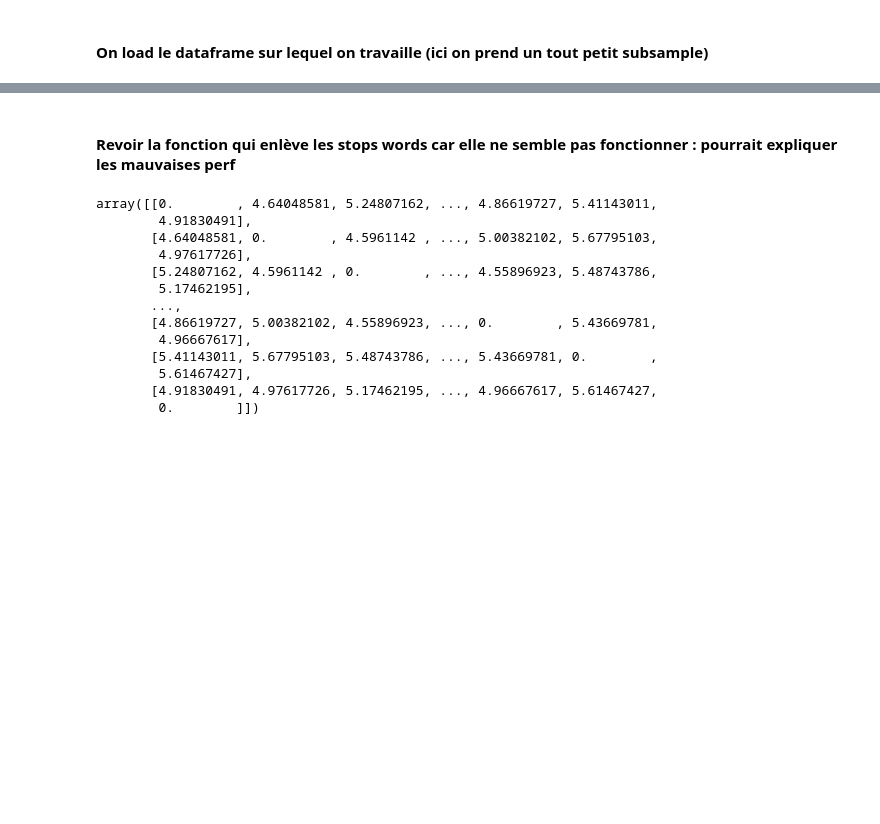
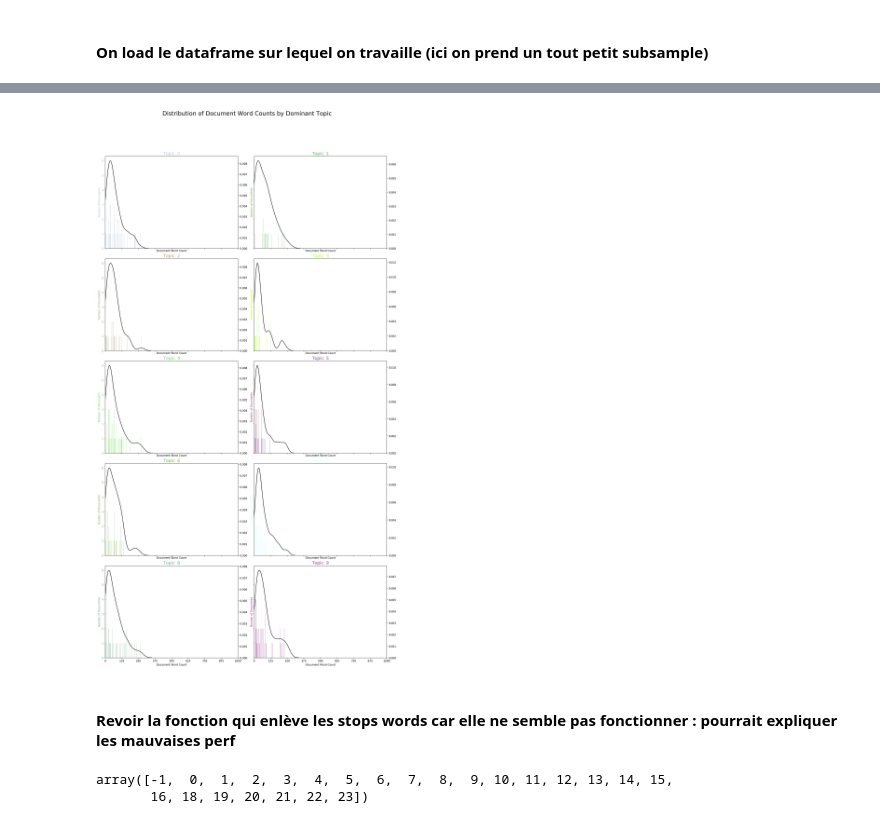
Before and after one commit to hugothimonier/HOTT_NLP_ENSAE, a Jupyter notebook: Notebook/main.ipynb, the cells around one changed output, grey strips where cells are left out. Cells and saved outputs as stored; diff of their text form; code cells hidden in the pictures; blank space fills up the shorter version.

```diff
--- a/Notebook/main.ipynb
+++ b/Notebook/main.ipynb
@@ -38,0 +137,19 @@ The vocabulary has been reduced from 9128 words to 2327 words. This represents a
+# %%
+# Most representative sentence of each topic
+
+sent_topics_sorteddf_mallet = pd.DataFrame()
+sent_topics_outdf_grpd = sent_topics_df.groupby('Dominant_Topic')
+
+for i, grp in sent_topics_outdf_grpd:
+    sent_topics_sorteddf_mallet = pd.concat([sent_topics_sorteddf_mallet,
+                                             grp.sort_values(['Perc_Contribution'], ascending=False).head(1)],
+                                            axis=0)
+
+# Reset Index
+sent_topics_sorteddf_mallet.reset_index(drop=True, inplace=True)
+
+# Format
+sent_topics_sorteddf_mallet.columns = ['Topic_Num', "Topic_Perc_Contrib", "Keywords", "Representative Text"]
+
+# Show
+sent_topics_sorteddf_mallet.head(10)
@@ -39,3 +168,27 @@ The vocabulary has been reduced from 9128 words to 2327 words. This represents a
+# %%
+import seaborn as sns
+import matplotlib.colors as mcolors
+cols = [color for name, color in mcolors.XKCD_COLORS.items()]  # more colors: 'mcolors.XKCD_COLORS'
+
+fig, axes = plt.subplots(5,2,figsize=(16,30), dpi=160, sharex=True, sharey=True)
+
+for i, ax in enumerate(axes.flatten()):
+    df_dominant_topic_sub = sent_topics_df.loc[sent_topics_df.Dominant_Topic == i, :]
+    doc_lens = [len(d) for d in df_dominant_topic_sub['Representative Text']]
+    ax.hist(doc_lens, bins = 1000, color=cols[i])
+    ax.tick_params(axis='y', labelcolor=cols[i], color=cols[i])
+    sns.kdeplot(doc_lens, color="black", shade=False, ax=ax.twinx())
+    ax.set(xlim=(0, 1000), xlabel='Document Word Count')
+    ax.set_ylabel('Number of Documents', color=cols[i])
+    ax.set_title('Topic: '+str(i), fontdict=dict(size=16, color=cols[i]))
+
+fig.tight_layout()
+fig.subplots_adjust(top=0.90)
+plt.xticks(np.linspace(0,1000,9))
+fig.suptitle('Distribution of Document Word Counts by Dominant Topic', fontsize=22)
+plt.show()
+# %% [output]
+[figure, added]
 # %% [markdown]
 #### Revoir la fonction qui enlève les stops words car elle ne semble pas fonctionner : pourrait expliquer les mauvaises perf
 # %%
@@ -46,21 +199,10 @@ bow_train, bow_test, topic_train, topic_test, y_train, y_test = train_test_split
 # %%
 C = data['cost_T']
 n_classes = len(np.unique(y_train))
-# %%
-C
-# %% [output]
-array([[0.        , 4.64048581, 5.24807162, ..., 4.86619727, 5.41143011,
-        4.91830491],
-       [4.64048581, 0.        , 4.5961142 , ..., 5.00382102, 5.67795103,
-        4.97617726],
-       [5.24807162, 4.5961142 , 0.        , ..., 4.55896923, 5.48743786,
-        5.17462195],
-       ...,
-       [4.86619727, 5.00382102, 4.55896923, ..., 0.        , 5.43669781,
-        4.96667617],
-       [5.41143011, 5.67795103, 5.48743786, ..., 5.43669781, 0.        ,
-        5.61467427],
-       [4.91830491, 4.97617726, 5.17462195, ..., 4.96667617, 5.61467427,
-        0.        ]])
+# %%
+np.unique(y_train)
+# %% [output]
+array([-1,  0,  1,  2,  3,  4,  5,  6,  7,  8,  9, 10, 11, 12, 13, 14, 15,
+       16, 18, 19, 20, 21, 22, 23])
 # %%
 # We could test with wmd and other distances in the file distances.py, however, the computational time may limit us
```
Also changed, not shown: parts of 15 cells of this notebook, 1 other file.
